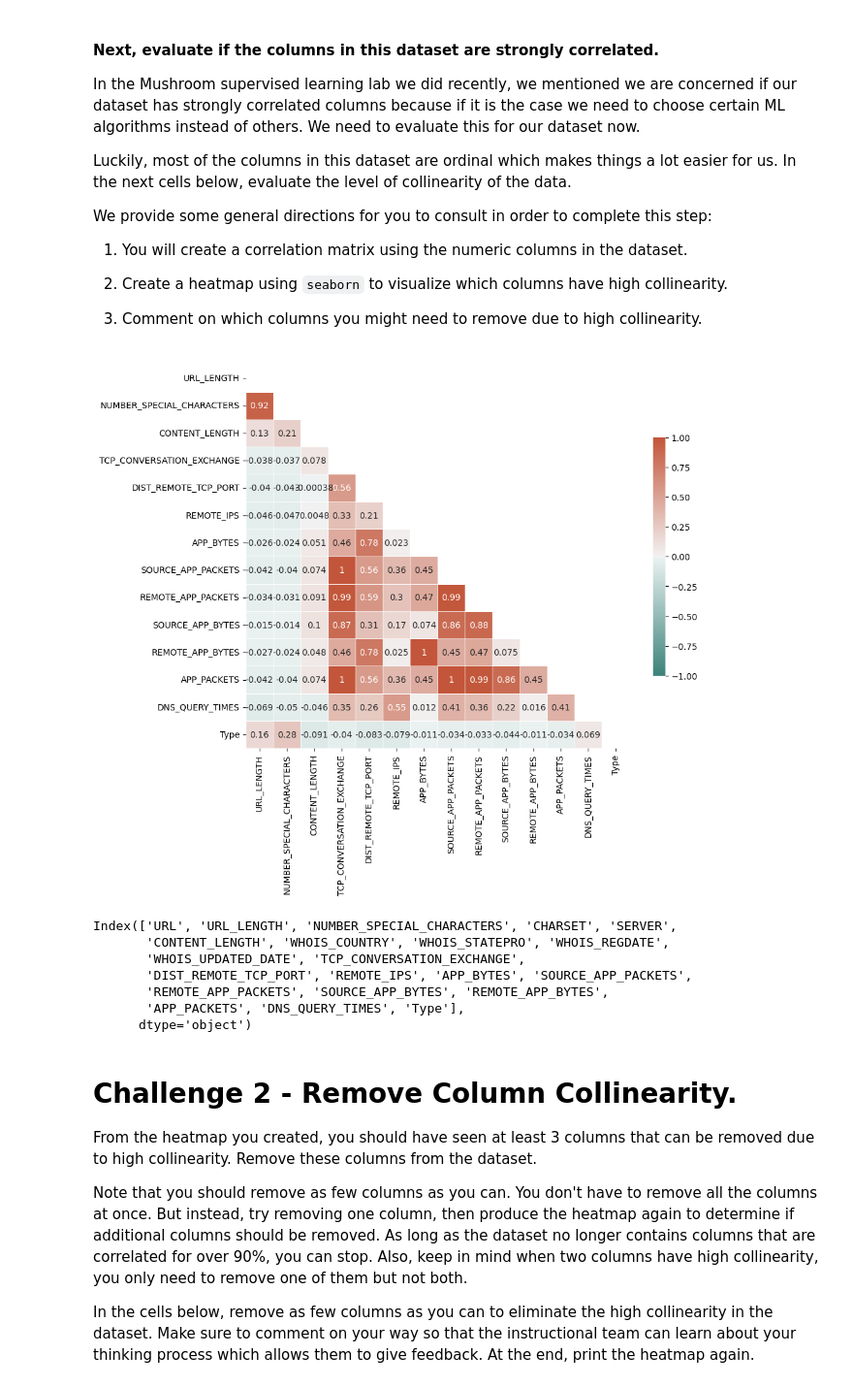
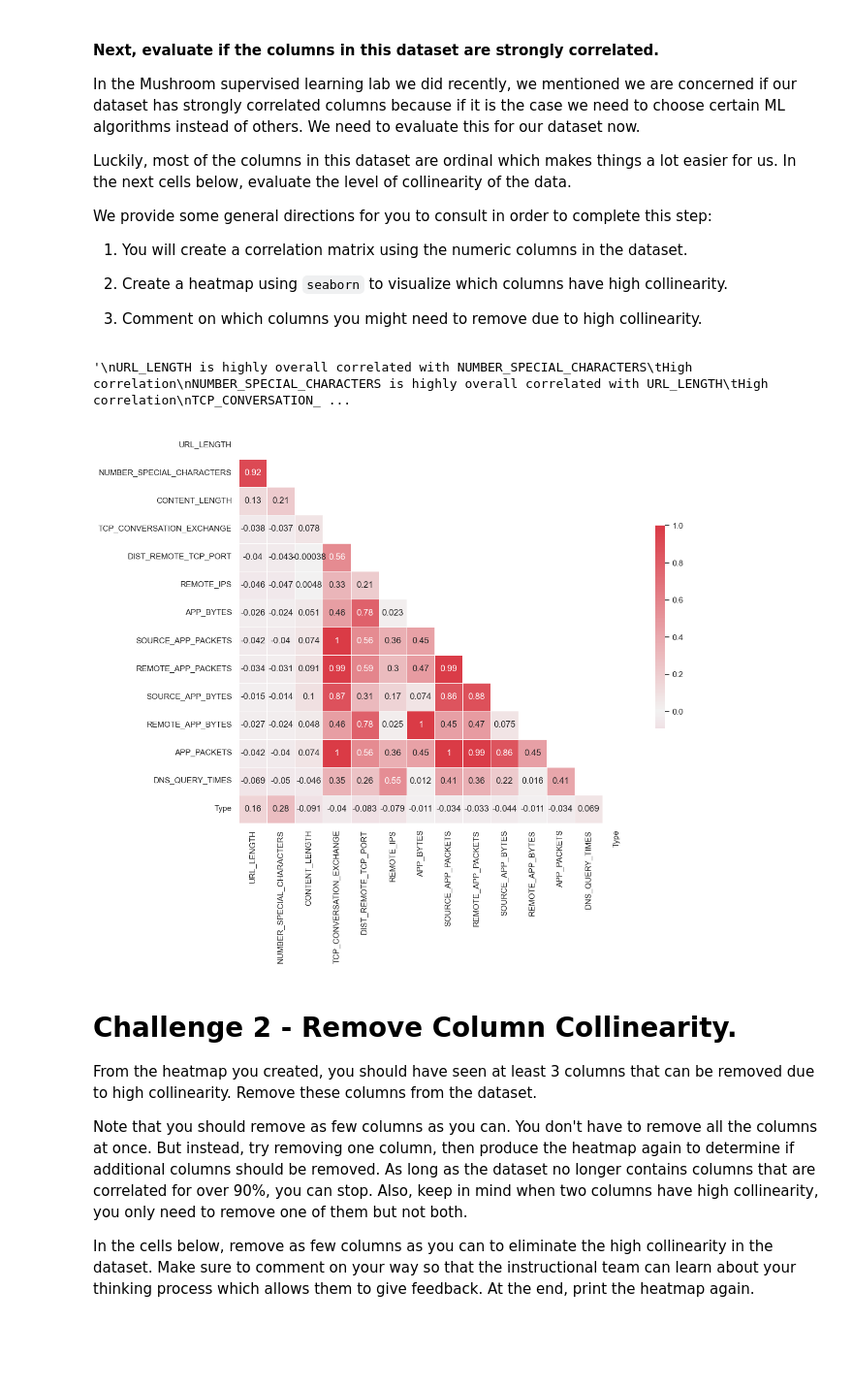
Before and after one commit to Hector1993prog/7.1-lab-supervised-learning, a Jupyter notebook: your-code/main.ipynb, the cells around one changed output. Shown at 97% size. Cells and saved outputs as stored; diff of their text form; code cells hidden in the pictures; blank space fills up the shorter version.

```diff
--- a/your-code/main.ipynb
+++ b/your-code/main.ipynb
@@ -10,9 +10,11 @@
 # Import your libraries:
 
 %matplotlib inline
-
+import matplotlib.pyplot as plt
 import numpy as np
 import pandas as pd
+import seaborn as sns
+sns.set()
 # %% [markdown]
 In this lab, we will explore a dataset that describes websites with different features and labels them either benign or malicious . We will use supervised learning algorithms to figure out what feature patterns malicious websites are likely to have and use our model to predict malicious websites.
 
@@ -133,29 +140,42 @@ import matplotlib.pyplot as plt
+# %%
+'''
+URL_LENGTH is highly overall correlated with NUMBER_SPECIAL_CHARACTERS	High correlation
+NUMBER_SPECIAL_CHARACTERS is highly overall correlated with URL_LENGTH	High correlation
+TCP_CONVERSATION_EXCHANGE is highly overall correlated with DIST_REMOTE_TCP_PORT and 6 other fields	High correlation
+DIST_REMOTE_TCP_PORT is highly overall correlated with TCP_CONVERSATION_EXCHANGE and 6 other fields	High correlation
+REMOTE_IPS is highly overall correlated with DNS_QUERY_TIMES	High correlation
+APP_BYTES is highly overall correlated with TCP_CONVERSATION_EXCHANGE and 5 other fields	High correlation
+SOURCE_APP_PACKETS is highly overall correlated with TCP_CONVERSATION_EXCHANGE and 6 other fields	High correlation
+REMOTE_APP_PACKETS is highly overall correlated with TCP_CONVERSATION_EXCHANGE and 6 other fields	High correlation
+SOURCE_APP_BYTES is highly overall correlated with TCP_CONVERSATION_EXCHANGE and 4 other fields	High correlation
+REMOTE_APP_BYTES is highly overall correlated with TCP_CONVERSATION_EXCHANGE and 5 other fields	High correlation
+APP_PACKETS is highly overall correlated with TCP_CONVERSATION_EXCHANGE and 6 other fields	High correlation
+DNS_QUERY_TIMES is highly overall correlated with REMOTE_IPS	High correlation
+WHOIS_COUNTRY is highly overall correlated with Type	High correlation
+Type is highly overall correlated with WHOIS_COUNTRY	High correlation
+'''
+# %% [output]
+'\nURL_LENGTH is highly overall correlated with NUMBER_SPECIAL_CHARACTERS\tHigh correlation\nNUMBER_SPECIAL_CHARACTERS is highly overall correlated with URL_LENGTH\tHigh correlation\nTCP_CONVERSATION_ ...
 # %%
-def print_corr(df):
+plt.rcParams['figure.figsize']=(12, 10)
+sns.set(style='white')     # estilo blanco
+corr=websites.corr(method='pearson')
 
-    correlation = df.corr('pearson')
+mascara=np.triu(np.ones_like(corr, dtype=bool))   # genera una mascara para tapar valores
 
-    mask = np.zeros_like(correlation, dtype=bool)
-    mask[np.triu_indices_from(mask)] = True
 
-    f, ax = plt.subplots(figsize=(10, 10))
+cmap=sns.diverging_palette(0, 10, as_cmap=True)   # paleta de colores
 
-    cmap = sns.diverging_palette(180, 20, as_cmap=True)
-    sns.heatmap(correlation, mask=mask, cmap=cmap, vmax=1, vmin =-1, center=0,
-                square=True, linewidths=.5, cbar_kws={"shrink": .5}, annot=True)
 
-    return plt.show()
+sns.heatmap(corr,
+            mask=mascara,
+            cmap=cmap,
+            vmax=1,
+            center=0,
+            square=True,
+            linewidth=0.5,
+            cbar_kws={'shrink': 0.5},
+            annot=True
+           );
+# %% [output]
+[figure, added]
-# %%
-print_corr(websites)
-# %% [output]
-[figure, removed]
-# %%
-websites.columns
-# %% [output]
-Index(['URL', 'URL_LENGTH', 'NUMBER_SPECIAL_CHARACTERS', 'CHARSET', 'SERVER',
-       'CONTENT_LENGTH', 'WHOIS_COUNTRY', 'WHOIS_STATEPRO', 'WHOIS_REGDATE',
-       'WHOIS_UPDATED_DATE', 'TCP_CONVERSATION_EXCHANGE',
-       'DIST_REMOTE_TCP_PORT', 'REMOTE_IPS', 'APP_BYTES', 'SOURCE_APP_PACKETS',
-       'REMOTE_APP_PACKETS', 'SOURCE_APP_BYTES', 'REMOTE_APP_BYTES',
-       'APP_PACKETS', 'DNS_QUERY_TIMES', 'Type'],
-      dtype='object')
```
Also changed, not shown: parts of 89 cells of this notebook.
